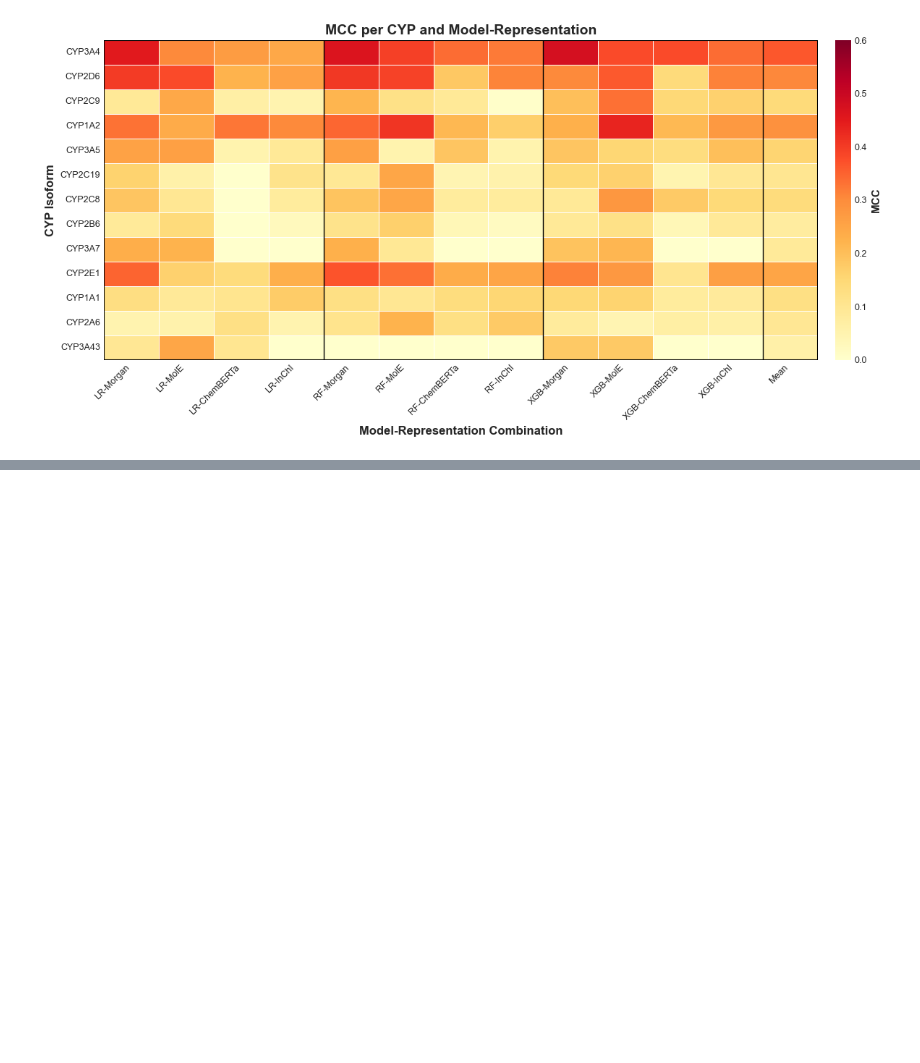
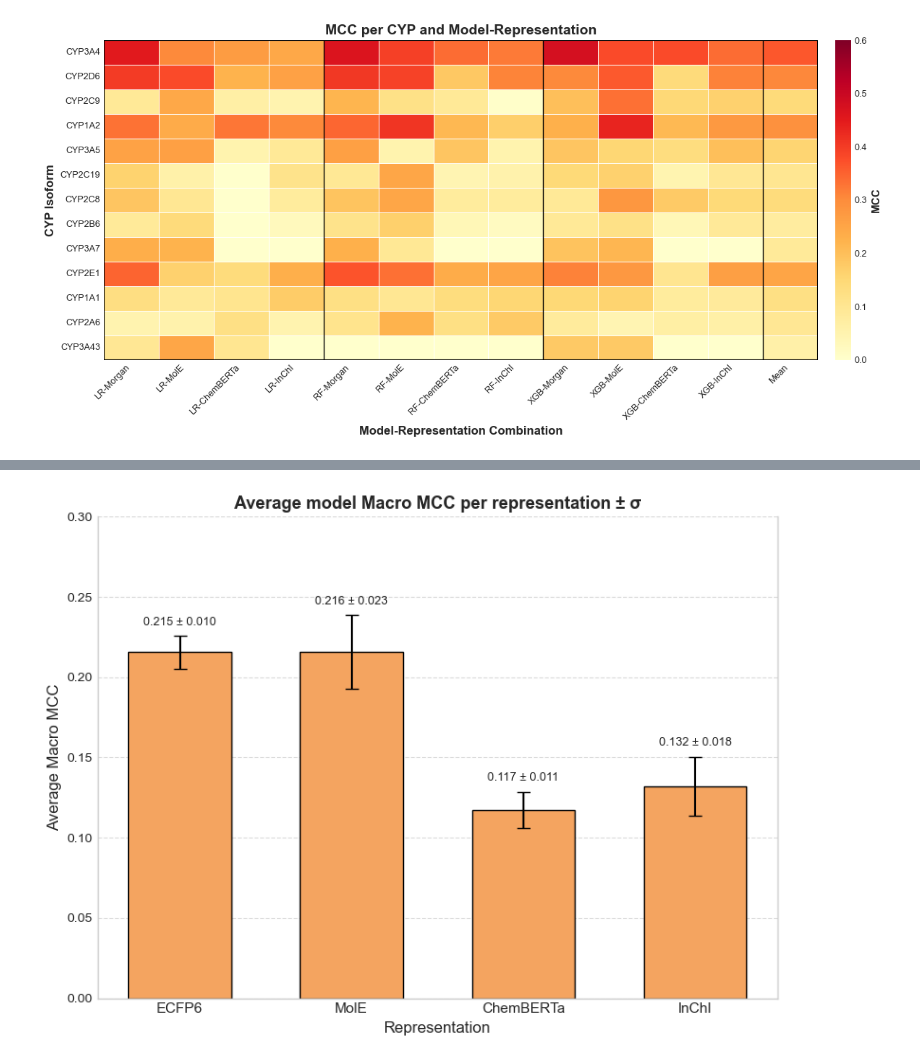
Before and after one commit to grobles17/IMF_TFM_Drug_Metabolism, a Jupyter notebook: main_pipeline/results/collected_results/results_eda.ipynb, the cells around one changed output, grey strips where cells are left out. Cells and saved outputs as stored; diff of their text form; code cells hidden in the pictures; blank space fills up the shorter version.

Commit message:
Data comparative section preview and results collection + figures.

```diff
--- a/main_pipeline/results/collected_results/results_eda.ipynb
+++ b/main_pipeline/results/collected_results/results_eda.ipynb
@@ -395,0 +464,60 @@ plt.show()
+# %%
+import pandas as pd
+import matplotlib.pyplot as plt
+import seaborn as sns
+
+# ----------------------------------------------------------------------
+# Load data
+# ----------------------------------------------------------------------
+summary_repr = pd.read_csv("summary_by_representation.csv")
+
+# Define the desired order and corresponding labels
+order = ['morgan', 'MolE', 'chemberta', 'inchi']
+labels = ['ECFP6', 'MolE', 'ChemBERTa', 'InChI']
+
+# Reorder the dataframe
+summary_repr['representation'] = pd.Categorical(
+    summary_repr['representation'], categories=order, ordered=True
+)
+summary_repr = summary_repr.sort_values('representation').reset_index(drop=True)
+
+plt.figure(figsize=(8, 6))
+
+bars = plt.bar(
+    x=summary_repr['representation'],
+    height=summary_repr['mean_macro_mcc'],
+    yerr=summary_repr['std_macro_mcc'],
+    color='sandybrown',
+    edgecolor='black',
+    capsize=5,
+    width=0.6,
+    error_kw={'linewidth': 1.5, 'ecolor': 'black'}
+)
+
+# Add value labels above the error bars
+for bar, mean, std in zip(bars, summary_repr['mean_macro_mcc'], summary_repr['std_macro_mcc']):
+    # Place text at (bar center, mean + std + a small offset)
+    y_pos = mean + std + 0.005
+    plt.text(bar.get_x() + bar.get_width()/2., y_pos,
+             f'{mean:.3f} ± {std:.3f}',
+             ha='center', va='bottom', fontsize=9)
+
+# Customise x‑ticks with the desired labels
+plt.xticks(ticks=range(len(order)), labels=labels, fontsize=11)
+
+# Labels and title
+plt.ylabel('Average Macro MCC', fontsize=12)
+plt.xlabel('Representation', fontsize=12)
+plt.title('Average model Macro MCC per representation ± σ', fontsize=13, fontweight='bold')
+plt.ylim(0, 0.3)   # adjust to leave space for labels
+plt.grid(axis='x', linestyle='-', alpha=0) #remove x grid lines for clarity
+plt.grid(axis='y', linestyle='--', alpha=0.7)   # only horizontal grid
+
+# Remove top and right spines
+sns.despine(right=False, top=True)
+
+plt.tight_layout()
+plt.savefig('macro_mcc_per_representation.png', dpi=300)
+plt.show()
+# %% [output]
+[figure, added]
```
Also changed, not shown: parts of 4 cells of this notebook, 43 other files.
